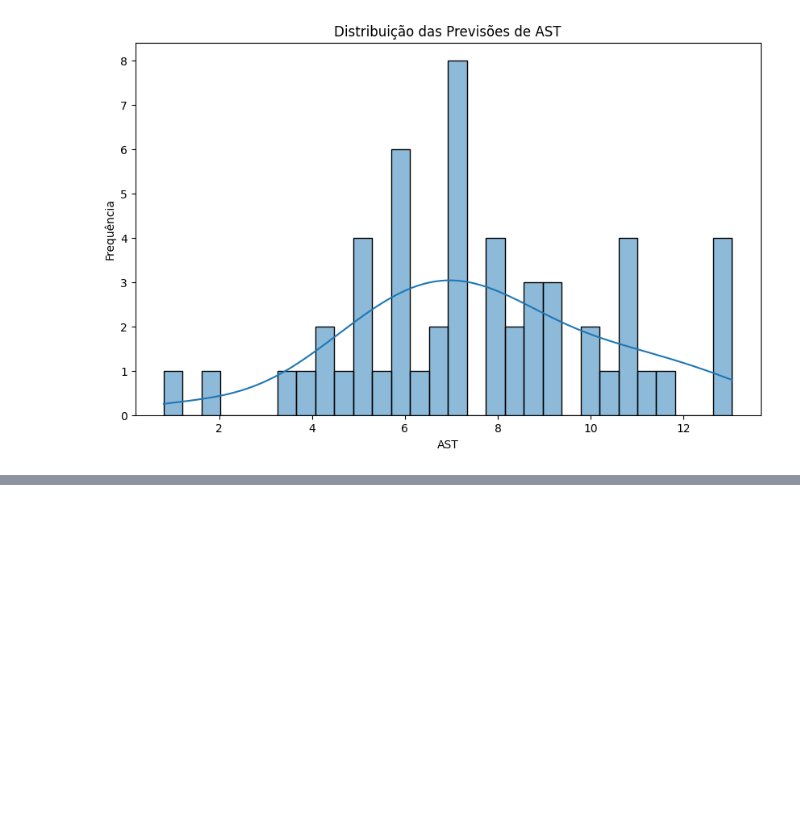
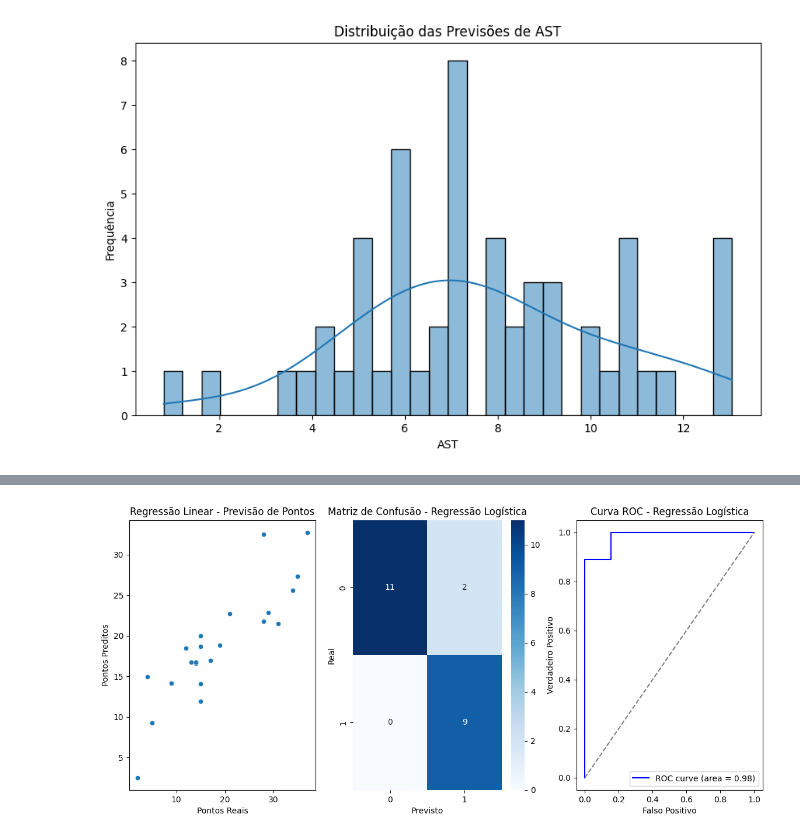
Before and after one commit to genarioazevedoufape/preditor_jogos_nba, a Jupyter notebook: EDA/estatistica_am_parte_3.ipynb, the cells around one changed output, grey strips where cells are left out. Saved outputs shown, nothing was run; the diff lists cells and outputs as text; code cells hidden in the pictures; blank space fills up the shorter version.

Commit message:
Adicionando Regressão Linear e Logistica

```diff
--- a/EDA/estatistica_am_parte_3.ipynb
+++ b/EDA/estatistica_am_parte_3.ipynb
@@ -480,0 +505,88 @@ def plot_roc_curve(y_true, y_pred):
+# %%
+import pandas as pd
+import numpy as np
+import matplotlib.pyplot as plt
+import seaborn as sns
+from nba_api.stats.endpoints import PlayerGameLog
+from sklearn.model_selection import train_test_split
+from sklearn.linear_model import LinearRegression, LogisticRegression
+from sklearn.metrics import confusion_matrix, classification_report, roc_curve, auc
+
+# IDs dos jogadores do Charlotte Hornets
+players = {
+    "LaMelo Ball": 1630163,
+    "Moussa Diabate": 1631217,
+    "Brandon Miller": 1641706,
+}
+
+# Função para obter estatísticas da API
+def get_player_stats(player_id):
+    log = PlayerGameLog(player_id=player_id, season="2023-24").get_data_frames()[0]
+    return log[["MIN", "FGA", "TOV", "PTS", "REB", "AST"]]
+
+# Coletar dados dos jogadores
+df = pd.concat([get_player_stats(pid) for pid in players.values()])
+df = df.dropna()  # Remover valores nulos
+
+# Converter minutos em float (pode vir como string "30:45")
+df["MIN"] = df["MIN"].apply(lambda x: int(x.split(":")[0]) + int(x.split(":")[1]) / 60 if ":" in str(x) else float(x))
+
+# Definir variáveis independentes e dependentes
+X = df[["MIN", "FGA", "TOV"]]  # Variáveis independentes
+y_lin = df["PTS"]  # Regressão Linear (Prever pontos)
+y_log = (df["PTS"] > df["PTS"].median()).astype(int)  # Regressão Logística (acima/abaixo da média)
+
+# Dividir dados de treino e teste
+X_train, X_test, y_train_lin, y_test_lin = train_test_split(X, y_lin, test_size=0.2, random_state=42)
+X_train, X_test, y_train_log, y_test_log = train_test_split(X, y_log, test_size=0.2, random_state=42)
+
+# 🔹 Regressão Linear
+lin_reg = LinearRegression()
+lin_reg.fit(X_train, y_train_lin)
+y_pred_lin = lin_reg.predict(X_test)
+
+# 🔹 Regressão Logística
+log_reg = LogisticRegression()
+log_reg.fit(X_train, y_train_log)
+y_pred_log = log_reg.predict(X_test)
+
+# 🔹 Matriz de Confusão para Regressão Logística
+conf_matrix = confusion_matrix(y_test_log, y_pred_log)
+
+# 🔹 Curva ROC para Regressão Logística
+y_prob = log_reg.predict_proba(X_test)[:, 1]
+fpr, tpr, _ = roc_curve(y_test_log, y_prob)
+roc_auc = auc(fpr, tpr)
+
+# 📊 Visualizações
+plt.figure(figsize=(14, 6))
+
+# Gráfico 1 - Regressão Linear (Pontos Reais vs Preditos)
+plt.subplot(1, 3, 1)
+sns.scatterplot(x=y_test_lin, y=y_pred_lin)
+plt.xlabel("Pontos Reais")
+plt.ylabel("Pontos Preditos")
+plt.title("Regressão Linear - Previsão de Pontos")
+
+# Gráfico 2 - Matriz de Confusão
+plt.subplot(1, 3, 2)
+sns.heatmap(conf_matrix, annot=True, fmt="d", cmap="Blues")
+plt.xlabel("Previsto")
+plt.ylabel("Real")
+plt.title("Matriz de Confusão - Regressão Logística")
+
+# Gráfico 3 - Curva ROC
+plt.subplot(1, 3, 3)
+plt.plot(fpr, tpr, color="blue", label=f"ROC curve (area = {roc_auc:.2f})")
+plt.plot([0, 1], [0, 1], color="gray", linestyle="--")
+plt.xlabel("Falso Positivo")
+plt.ylabel("Verdadeiro Positivo")
+plt.title("Curva ROC - Regressão Logística")
+plt.legend()
+
+plt.show()
+
+# 📊 Relatório de Classificação
+print("Relatório de Classificação - Regressão Logística:\n", classification_report(y_test_log, y_pred_log))
+# %% [output]
+[figure, added]
```
Also changed, not shown: parts of 6 cells of this notebook.
